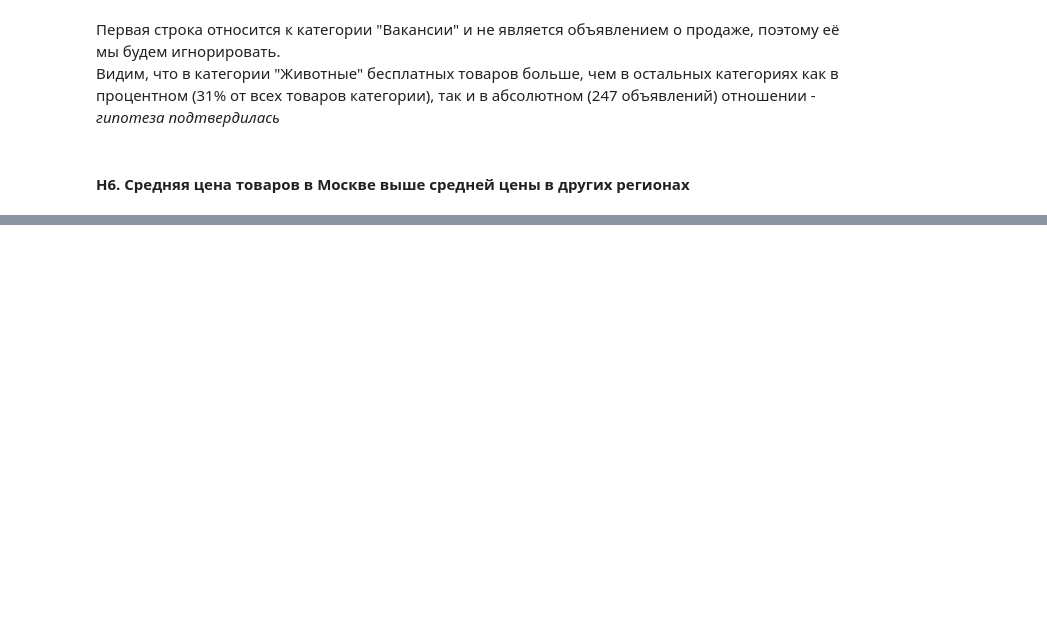
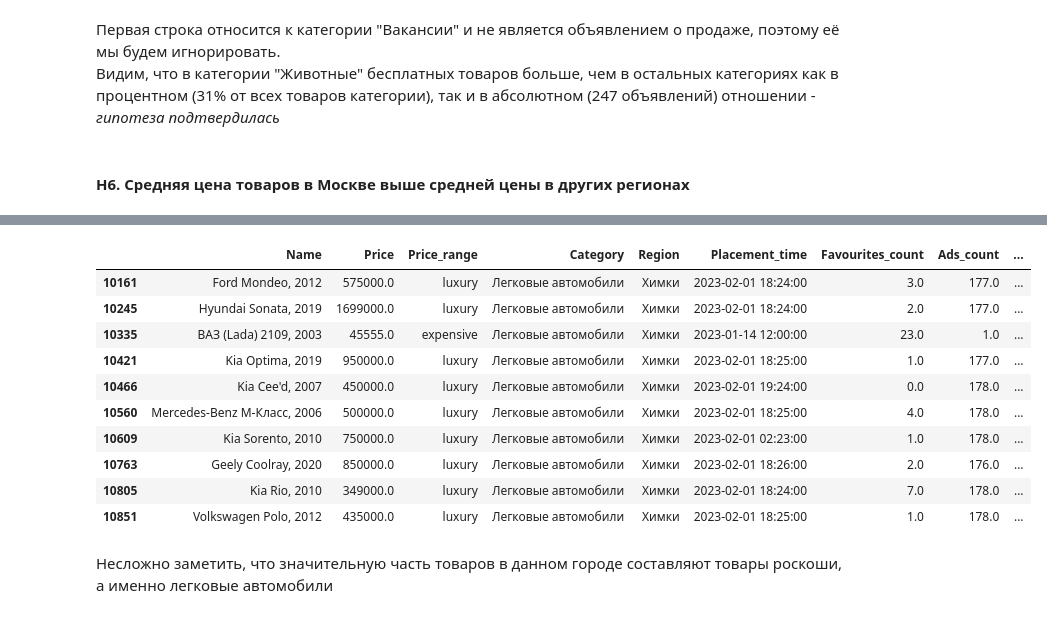
Before and after one commit to LysinKirill/ProjectNIS, a Jupyter notebook: project.ipynb, the cells around one changed output, grey strips where cells are left out. Cells and saved outputs as stored; diff of their text form; code cells hidden in the pictures; blank space fills up the shorter version.

```diff
--- a/project.ipynb
+++ b/project.ipynb
@@ -602,0 +596,16 @@ dfRegion[dfRegion["Region"] == "Химки"].head(20)
+# %%
+dfRegion[dfRegion["Region"] == "Химки"].tail(10)
+# %% [output]
+|  | Name | Price | Price_range | Category | Region | Placement_time | Favourites_count | Ads_count | ... |
+| 10161 | Ford Mondeo, 2012 | 575000.0 | luxury | Легковые автомобили | Химки | 2023-02-01 18:24:00 | 3.0 | 177.0 | ... |
+| 10245 | Hyundai Sonata, 2019 | 1699000.0 | luxury | Легковые автомобили | Химки | 2023-02-01 18:24:00 | 2.0 | 177.0 | ... |
+| 10335 | ВАЗ (Lada) 2109, 2003 | 45555.0 | expensive | Легковые автомобили | Химки | 2023-01-14 12:00:00 | 23.0 | 1.0 | ... |
+| 10421 | Kia Optima, 2019 | 950000.0 | luxury | Легковые автомобили | Химки | 2023-02-01 18:25:00 | 1.0 | 177.0 | ... |
+| 10466 | Kia Cee'd, 2007 | 450000.0 | luxury | Легковые автомобили | Химки | 2023-02-01 19:24:00 | 0.0 | 178.0 | ... |
+| 10560 | Mercedes-Benz M-Класс, 2006 | 500000.0 | luxury | Легковые автомобили | Химки | 2023-02-01 18:25:00 | 4.0 | 178.0 | ... |
+| 10609 | Kia Sorento, 2010 | 750000.0 | luxury | Легковые автомобили | Химки | 2023-02-01 02:23:00 | 1.0 | 178.0 | ... |
+| 10763 | Geely Coolray, 2020 | 850000.0 | luxury | Легковые автомобили | Химки | 2023-02-01 18:26:00 | 2.0 | 176.0 | ... |
+| 10805 | Kia Rio, 2010 | 349000.0 | luxury | Легковые автомобили | Химки | 2023-02-01 18:24:00 | 7.0 | 178.0 | ... |
+| 10851 | Volkswagen Polo, 2012 | 435000.0 | luxury | Легковые автомобили | Химки | 2023-02-01 18:25:00 | 1.0 | 178.0 | ... |
+# %% [markdown]
+Несложно заметить, что значительную часть товаров в данном городе составляют товары роскоши, а именно легковые автомобили
```
Also changed, not shown: parts of 10 cells of this notebook.
